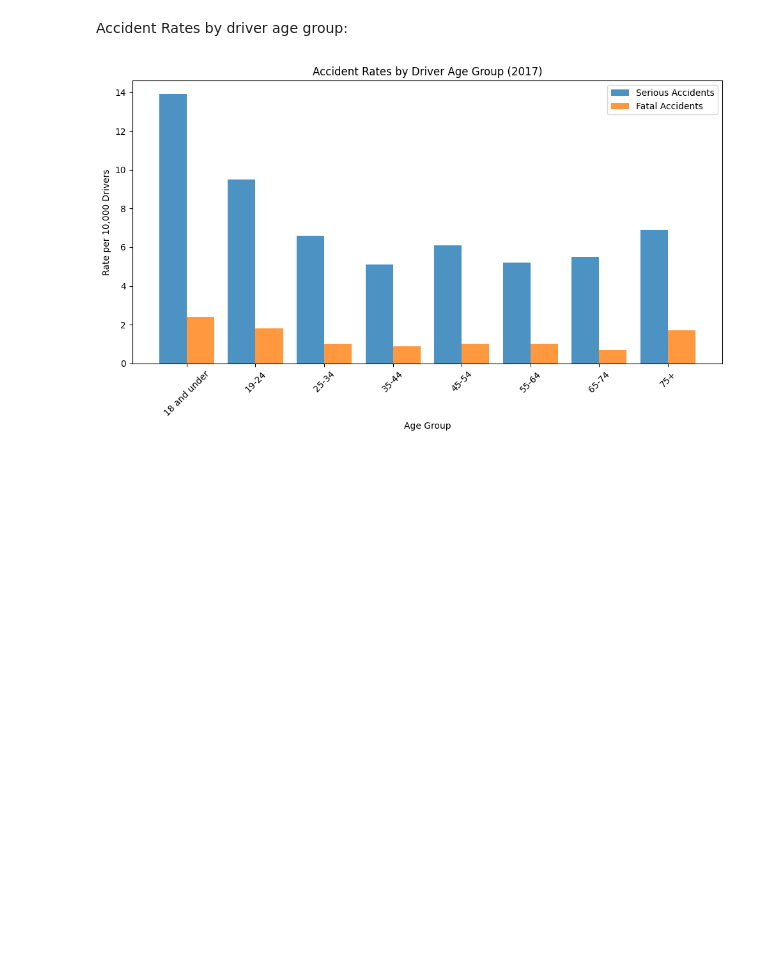
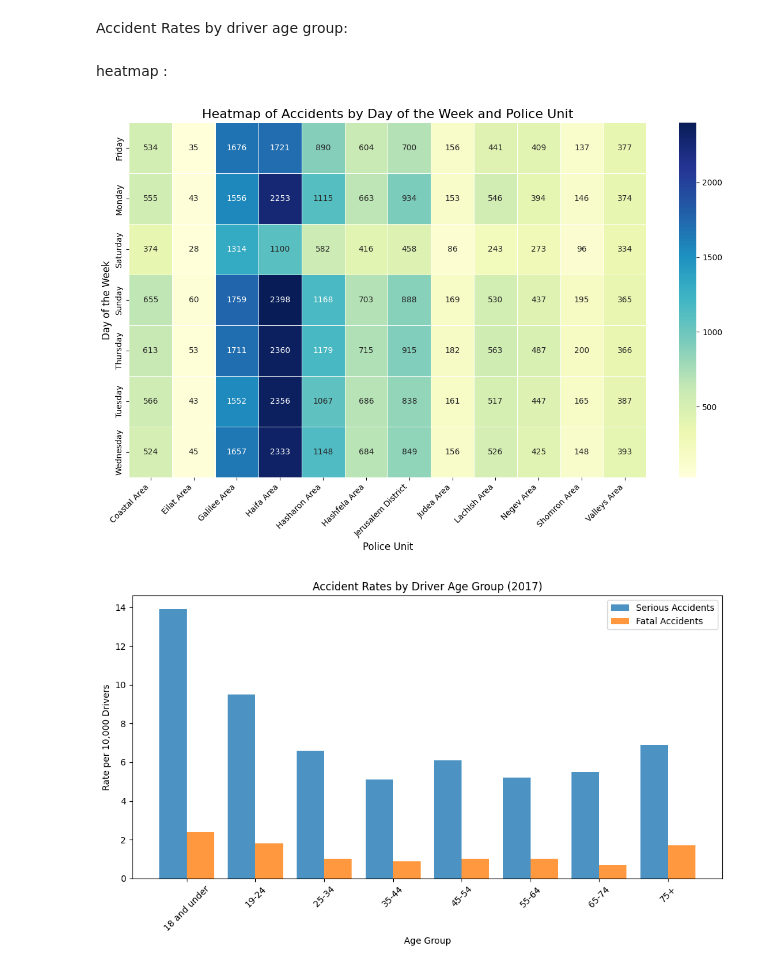
Before and after one commit to zaurusman/Project-RideShare, a Jupyter notebook: project_rIdeshare.ipynb, the cells around one changed output. Drawn from its saved outputs; the diff is of its cells as text; code cells hidden in the pictures; blank space fills up the shorter version.

```diff
--- a/project_rIdeshare.ipynb
+++ b/project_rIdeshare.ipynb
@@ -444,6 +444,74 @@ import seaborn as sns import matplotlib.pyplot as plt # Create a heatmap plt.fig
 plt.figure(figsize=(8, 6)) sns.heatmap(correlation_matrix, annot=True, cmap='coolwarm', fmt=".2f") plt.title("Correlation Matrix") plt.show()
 # %% [markdown]
 Accident Rates by driver age group:
+# %% [markdown]
+heatmap :
+# %%
+import pandas as pd
+import matplotlib.pyplot as plt
+import seaborn as sns
+
+# Paths to datasets for all years
+file_paths = {
+    2018: './Datasets/data_accidents_israel_by_year/2018/2018_data.csv',
+    2019: './Datasets/data_accidents_israel_by_year/2019/2019_data.csv',
+    2020: './Datasets/data_accidents_israel_by_year/2020/2020_data.csv',
+    2021: './Datasets/data_accidents_israel_by_year/2021/2021_data.csv',
+    2022: './Datasets/data_accidents_israel_by_year/2022/2022_data.csv'
+}
+
+# Mapping for days of the week (YOM_BASHAVUA)
+day_mapping = {
+    1: "Sunday", 2: "Monday", 3: "Tuesday",
+    4: "Wednesday", 5: "Thursday", 6: "Friday", 7: "Saturday"
+}
+
+# Mapping for Police Unit (YEHIDA)
+yehida_mapping = {
+    11: "Coastal Area", 12: "Galilee Area", 14: "Valleys Area",
+    20: "Haifa Area", 33: "Eilat Area", 34: "Negev Area",
+    36: "Sharon (pre-2004)", 37: "Sharon (post-2004)", 38: "Lachish Area",
+    41: "Shomron Area", 43: "Judea Area", 51: "Hasharon Area",
+    52: "Hashfela Area", 61: "Jerusalem District"
+}
+
+# Load and combine all datasets
+all_data = []
+for year, path in file_paths.items():
+    try:
+        data = pd.read_csv(path)
+        data['Year'] = year
+        all_data.append(data)
+    except FileNotFoundError:
+        print(f"File for {year} not found at path: {path}")
+        continue
+
+# Combine all datasets
+combined_data = pd.concat(all_data, ignore_index=True)
+
+# Filter relevant columns
+heatmap_data = combined_data[['YOM_BASHAVUA', 'YEHIDA']].dropna()
+
+# Map the values to their names
+heatmap_data['YOM_BASHAVUA'] = heatmap_data['YOM_BASHAVUA'].map(day_mapping)
+heatmap_data['YEHIDA'] = heatmap_data['YEHIDA'].map(yehida_mapping)
+
+# Create a pivot table for the heatmap
+pivot_table = heatmap_data.groupby(['YOM_BASHAVUA', 'YEHIDA']).size().unstack(fill_value=0)
+
+# Plot the heatmap
+plt.figure(figsize=(12, 8))
+sns.heatmap(pivot_table, annot=True, fmt="d", cmap="YlGnBu", linewidths=.5)
+plt.title("Heatmap of Accidents by Day of the Week and Police Unit", fontsize=16)
+plt.xlabel("Police Unit", fontsize=12)
+plt.ylabel("Day of the Week", fontsize=12)
+plt.xticks(rotation=45, ha="right")
+plt.tight_layout()
+
+# Show the plot
+plt.show()
+# %% [output]
+[figure, added]
 # %%
 import pandas as pd
 import matplotlib.pyplot as plt
```
Also changed, not shown: 1 other file.
